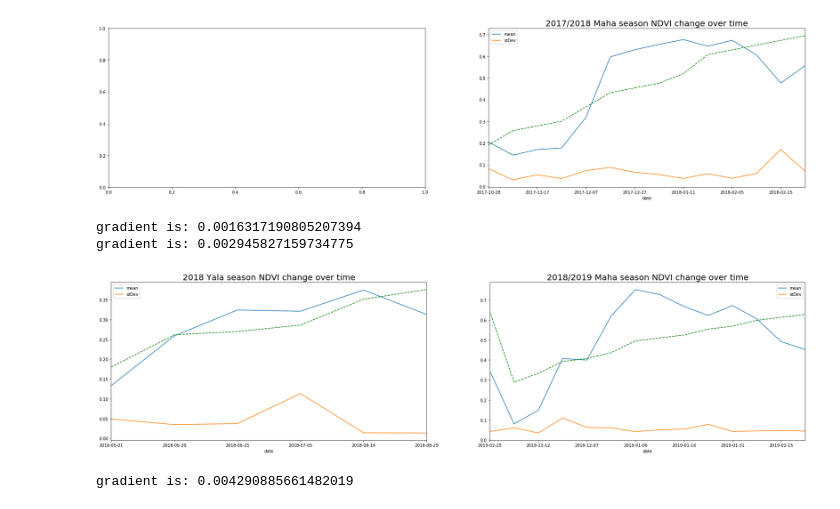
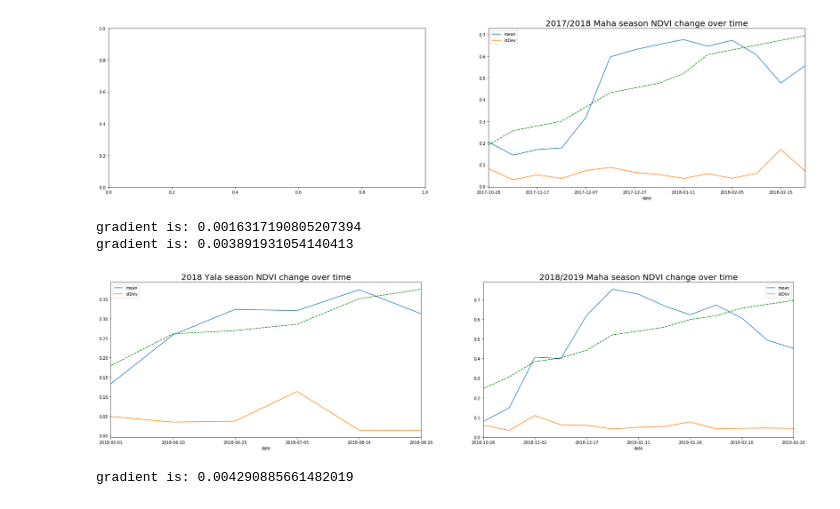
Before and after one commit to Rasika666/final_research, a Jupyter notebook: sat_image/R_analysis.ipynb, the cells around one changed output. Cells and saved outputs as stored; diff of their text form; code cells hidden in the pictures.

```diff
--- a/sat_image/R_analysis.ipynb
+++ b/sat_image/R_analysis.ipynb
@@ -152,11 +153,11 @@ ndvi_yala_maha_with_out_cloud([['2017-04-25', '2017-08-30'], ['2017-10-26', '201
 gradient is: 0.004380542938768891
 [figure]
 # %%
-ndvi_yala_maha_with_out_cloud([['2018-04-25', '2018-08-30'], ['2018-10-26', '2019-02-25']],[['2018', 'Yala'],['2018/2019', 'Maha']])
+ndvi_yala_maha_with_out_cloud([['2018-04-25', '2018-08-30'], ['2018-10-26', '2019-02-20']],[['2018', 'Yala'],['2018/2019', 'Maha']])
 # %% [output]
 gradient is: 0.0016317190805207394
-gradient is: 0.002945827159734775
+gradient is: 0.003891931054140413
-[figure, old version]
+[figure, new version]
 # %%
 ndvi_yala_maha_with_out_cloud([['2019-04-25', '2019-08-30'], ['2019-10-26', '2020-02-25']],[['2019', 'Yala'],['2019/2020', 'Maha']])
 # %% [output]
```
Also changed, not shown: parts of 9 cells of this notebook, 9 other files.
